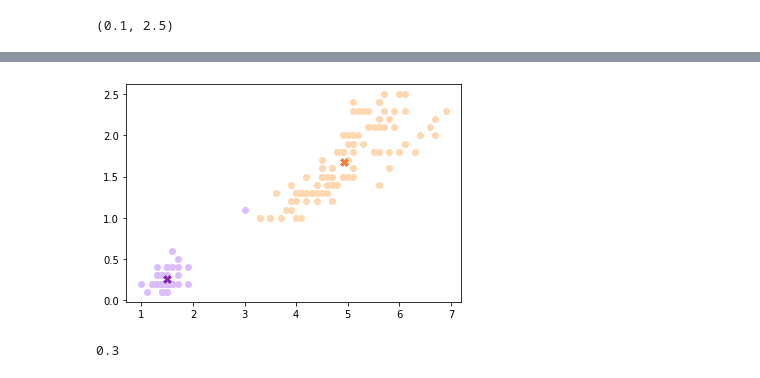
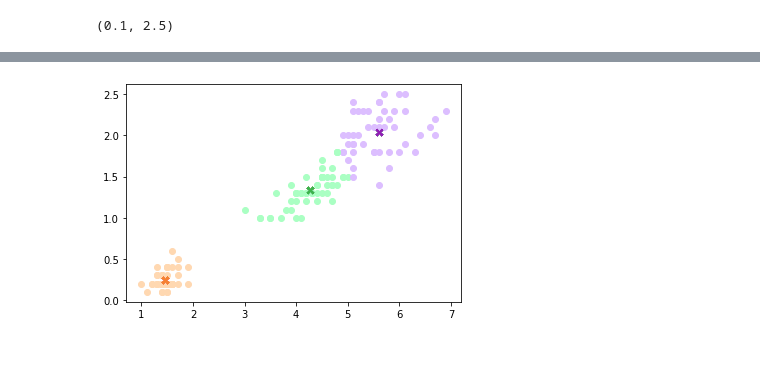
Before and after one commit to Xeveq/jupyter-ds-kmeans, a Jupyter notebook: kmeans.ipynb, the cells around one changed output, grey strips where cells are left out. Saved outputs shown, nothing was run; the diff lists cells and outputs as text; code cells hidden in the pictures.

Commit message:
third cluster and refactoring

```diff
--- a/kmeans.ipynb
+++ b/kmeans.ipynb
@@ -68,0 +59,4 @@ r2
+# %%
+r1 = random_start()
+r2 = random_start()
+r3 = random_start()
@@ -85,27 +118,40 @@ nr2_y=()
+# %%
+r1=(new_x_first, new_y_first)
+r2=(new_x_second, new_y_second)
+r3=(new_x_third, new_y_third)
+x_first_array = ()
+y_first_array = ()
+x_second_array = ()
+y_second_array = ()
+x_third_array = ()
+y_third_array = ()
 # %%
 for petal in petal_len_width:
-    dist = math.sqrt(pow(r1[0]-petal[0],2)+pow(r1[1]-petal[1],2))
-    dist2 = math.sqrt(pow(r2[0]-petal[0],2)+pow(r2[1]-petal[1],2))
-    if dist < dist2:
-        plt.scatter(petal[0], petal[1], marker = 'o', c='#ffd8b1')
-        nr1_x = np.append(nr1_x, petal[0])
-        nr1_y = np.append(nr1_y, petal[1])
+    dist_first = math.sqrt(pow(r1[0] - petal[0], 2) + pow(r1[1] - petal[1], 2))
+    dist_second = math.sqrt(pow(r2[0] - petal[0], 2) + pow(r2[1] - petal[1], 2))
+    dist_third = math.sqrt(pow(r3[0] - petal[0], 2) + pow(r3[1] - petal[1], 2))
+    if dist_first < dist_second and dist_first < dist_third:
+        plt.scatter(petal[0], petal[1], marker='o', c='#ffd8b1')
+        x_first_array = np.append(x_first_array, petal[0])
+        y_first_array = np.append(y_first_array, petal[1])
+    elif dist_second < dist_first and dist_second < dist_third:
+        plt.scatter(petal[0], petal[1], marker='o', c='#dcbeff')
+        x_second_array = np.append(x_second_array, petal[0])
+        y_second_array = np.append(y_second_array, petal[1])
     else:
-        plt.scatter(petal[0], petal[1], marker = 'o', c='#dcbeff')
-        nr2_x = np.append(nr2_x, petal[0])
-        nr2_y = np.append(nr2_y, petal[1])
+        plt.scatter(petal[0], petal[1], marker='o', c='#aaffc3')
+        x_third_array = np.append(x_third_array, petal[0])
+        y_third_array = np.append(y_third_array, petal[1])
     plt.scatter(r1[0], r1[1], marker='x',c='#f58231')
     plt.scatter(r2[0], r2[1], marker='x', c='#911eb4')
+    plt.scatter(r3[0], r3[1], marker='x', c='#3cb44b')
 plt.show()
 
-new_x = sum(nr1_x)/len(nr1_x)
-new_y = sum(nr1_y)/len(nr1_y)
-round(new_x,1)
-round(new_y,1)
-new_x2 = sum(nr2_x)/len(nr2_x)
-new_y2 = sum(nr2_y)/len(nr2_y)
-round(new_x2,1)
-round(new_y2,1)
+new_x_first = sum(x_first_array) / len(x_first_array)
+new_y_first = sum(y_first_array) / len(y_first_array)
+new_x_second = sum(x_second_array) / len(x_second_array)
+new_y_second = sum(y_second_array) / len(y_second_array)
+new_x_third = sum(x_third_array) / len(x_third_array)
+new_y_third = sum(y_third_array) / len(y_third_array)
 # %% [output]
-[figure, old version]
+[figure, new version]
-0.3
```
Also changed, not shown: parts of 11 cells of this notebook.
